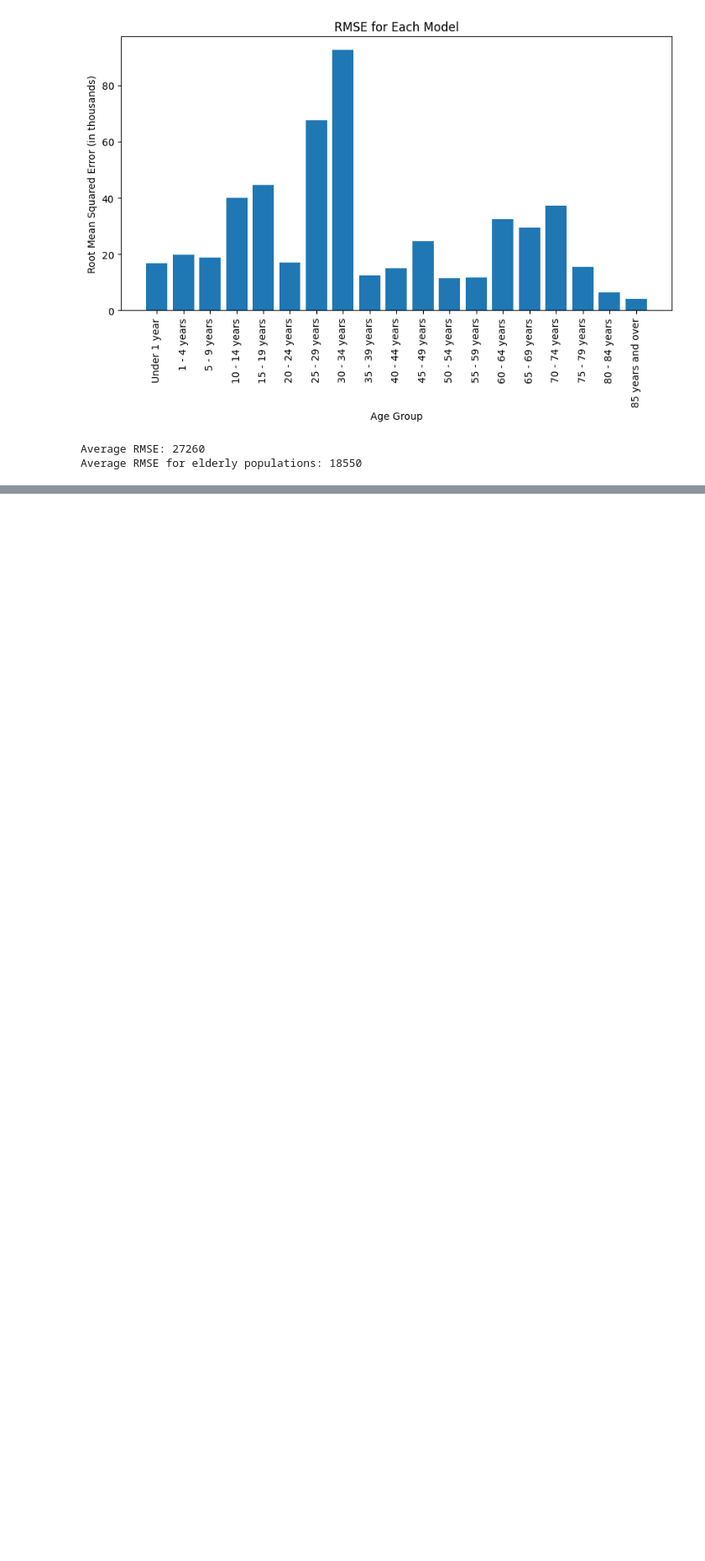
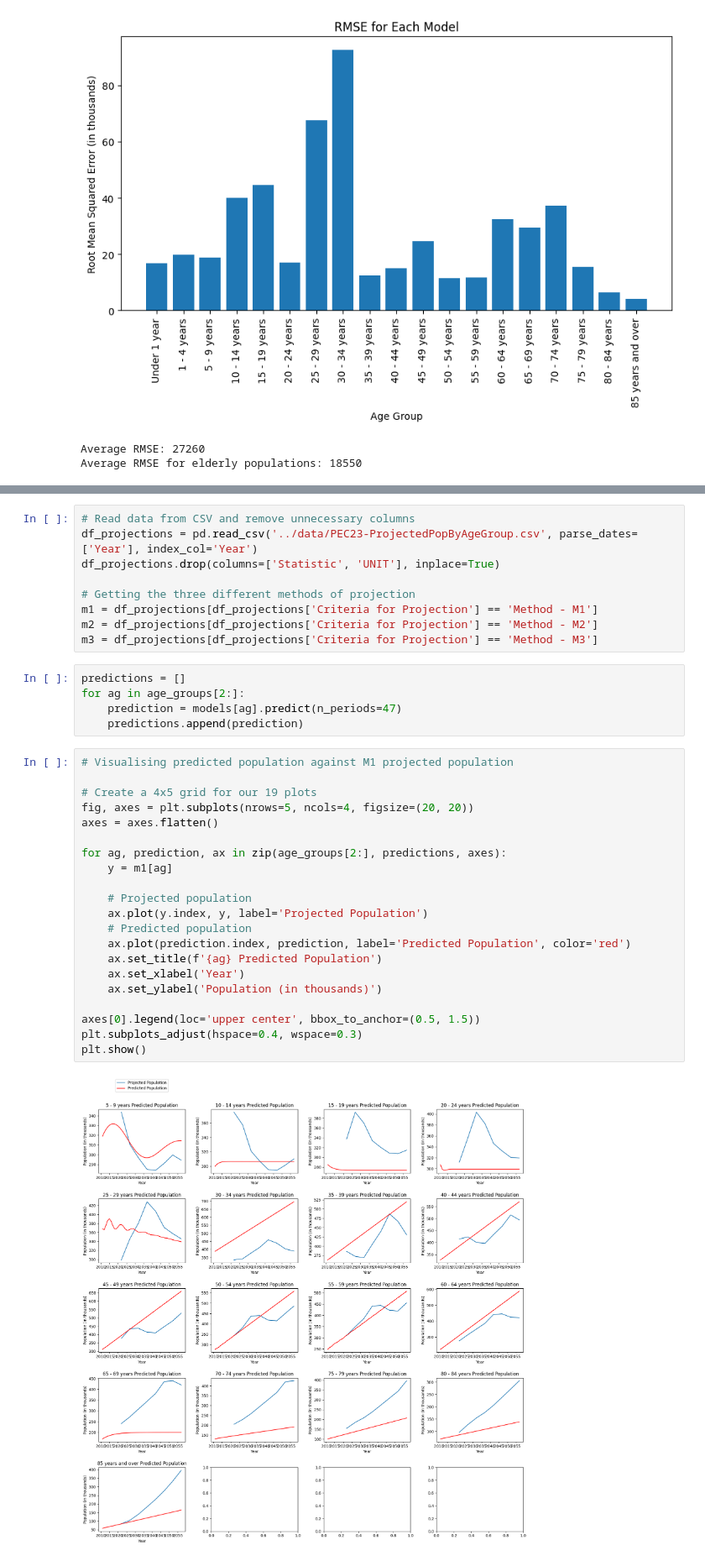
Before and after one commit to oOoOoOo0o/LM051-FYP, a Jupyter notebook: arima/age-groups.ipynb, the cells around one changed output, grey strips where cells are left out. Shown at 84% size. Drawn from its saved outputs; the diff is of its cells as text; blank space fills up the shorter version.

Commit message:
Comparing predictions against projections

```diff
--- a/arima/age-groups.ipynb
+++ b/arima/age-groups.ipynb
@@ -442,0 +436,37 @@ Average RMSE for elderly populations: 18550
+# %%
+# Read data from CSV and remove unnecessary columns
+df_projections = pd.read_csv('../data/PEC23-ProjectedPopByAgeGroup.csv', parse_dates=['Year'], index_col='Year')
+df_projections.drop(columns=['Statistic', 'UNIT'], inplace=True)
+
+# Getting the three different methods of projection
+m1 = df_projections[df_projections['Criteria for Projection'] == 'Method - M1']
+m2 = df_projections[df_projections['Criteria for Projection'] == 'Method - M2']
+m3 = df_projections[df_projections['Criteria for Projection'] == 'Method - M3']
+# %%
+predictions = []
+for ag in age_groups[2:]:
+    prediction = models[ag].predict(n_periods=47)
+    predictions.append(prediction)
+# %%
+# Visualising predicted population against M1 projected population
+
+# Create a 4x5 grid for our 19 plots
+fig, axes = plt.subplots(nrows=5, ncols=4, figsize=(20, 20))
+axes = axes.flatten()
+
+for ag, prediction, ax in zip(age_groups[2:], predictions, axes):
+    y = m1[ag]
+
+    # Projected population
+    ax.plot(y.index, y, label='Projected Population')
+    # Predicted population
+    ax.plot(prediction.index, prediction, label='Predicted Population', color='red')
+    ax.set_title(f'{ag} Predicted Population')
+    ax.set_xlabel('Year')
+    ax.set_ylabel('Population (in thousands)')
+
+axes[0].legend(loc='upper center', bbox_to_anchor=(0.5, 1.5))
+plt.subplots_adjust(hspace=0.4, wspace=0.3)
+plt.show()
+# %% [output]
+[figure, added]
```
Also changed, not shown: parts of 4 cells of this notebook.
